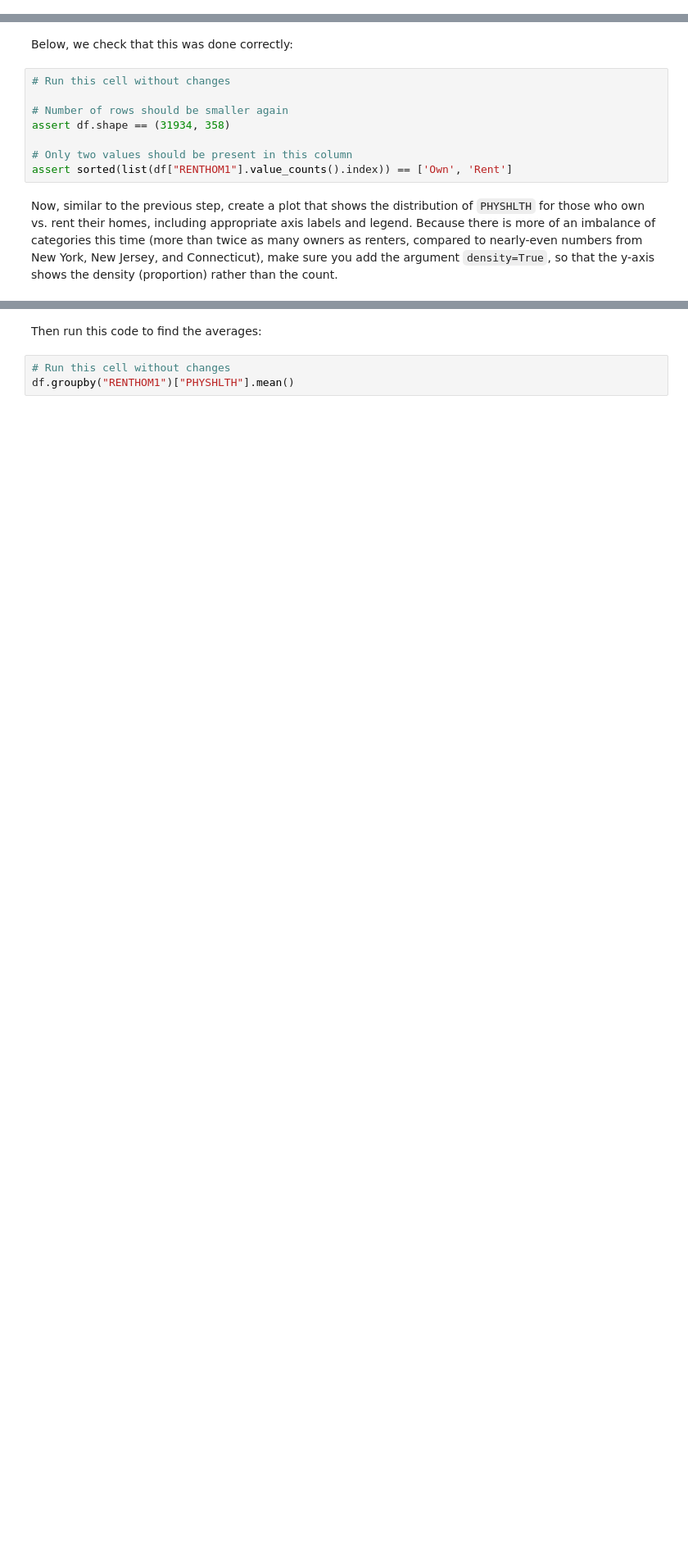
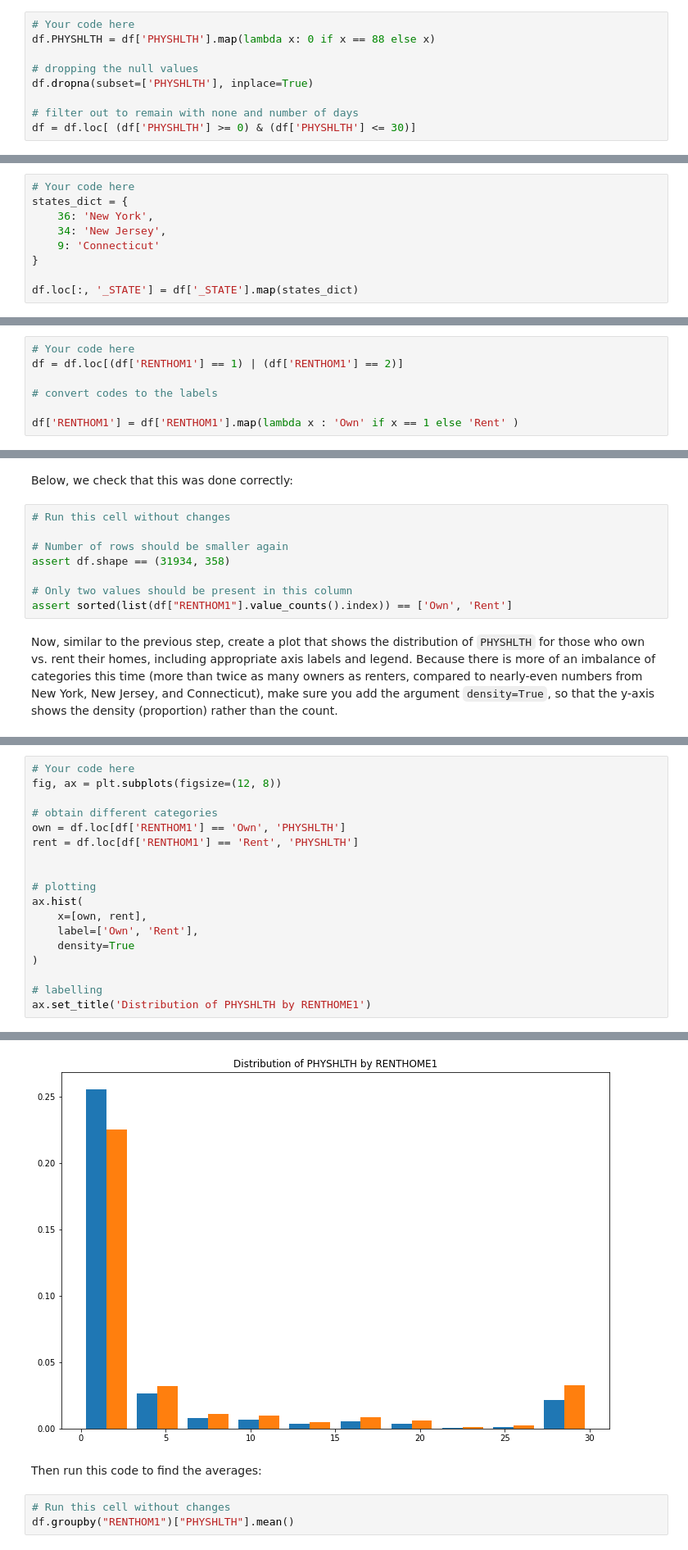
Before and after one commit to learn-co-curriculum/dsc-hypothesis-testing-lab, a Jupyter notebook: index.ipynb, the cells around one changed output, grey strips where cells are left out. Shown at 82% size. Cells and saved outputs as stored; diff of their text form; blank space fills up the shorter version.

```diff
--- a/index.ipynb
+++ b/index.ipynb
@@ -114,3 +142,12 @@ Look in the data dictionary, page 17, to understand what is happening with these
+# %%
+# Your code here
+df.PHYSHLTH = df['PHYSHLTH'].map(lambda x: 0 if x == 88 else x)
+
+# dropping the null values
+df.dropna(subset=['PHYSHLTH'], inplace=True)
+
+# filter out to remain with none and number of days
+df = df.loc[ (df['PHYSHLTH'] >= 0) & (df['PHYSHLTH'] <= 30)]
 # %% [markdown]
 Run the code below to ensure you have the correct, cleaned dataframe:
 # %%
@@ -148,0 +201,9 @@ Look in the data dictionary, pages 2-3, to determine which states map onto which
+# %%
+# Your code here
+states_dict = {
+    36: 'New York',
+    34: 'New Jersey',
+    9: 'Connecticut'
+}
+
+df.loc[:, '_STATE'] = df['_STATE'].map(states_dict)
@@ -243,0 +337,7 @@ In the cell below, modify `df` so that we have dropped all records where the `RE
+# %%
+# Your code here
+df = df.loc[(df['RENTHOM1'] == 1) | (df['RENTHOM1'] == 2)]
+
+# convert codes to the labels
+
+df['RENTHOM1'] = df['RENTHOM1'].map(lambda x : 'Own' if x == 1 else 'Rent' )
@@ -260,0 +369,19 @@ Now, similar to the previous step, create a plot that shows the distribution of
+# %%
+# Your code here
+fig, ax = plt.subplots(figsize=(12, 8))
+
+# obtain different categories
+own = df.loc[df['RENTHOM1'] == 'Own', 'PHYSHLTH']
+rent = df.loc[df['RENTHOM1'] == 'Rent', 'PHYSHLTH']
+
+
+# plotting
+ax.hist(
+    x=[own, rent],
+    label=['Own', 'Rent'],
+    density=True
+)
+
+# labelling
+ax.set_title('Distribution of PHYSHLTH by RENTHOME1')
+# %% [output]
@@ -261,3 +389,4 @@ Now, similar to the previous step, create a plot that shows the distribution of
+[figure, added]
 # %% [markdown]
 Then run this code to find the averages:
 # %%
```
Also changed, not shown: parts of 35 cells of this notebook.
